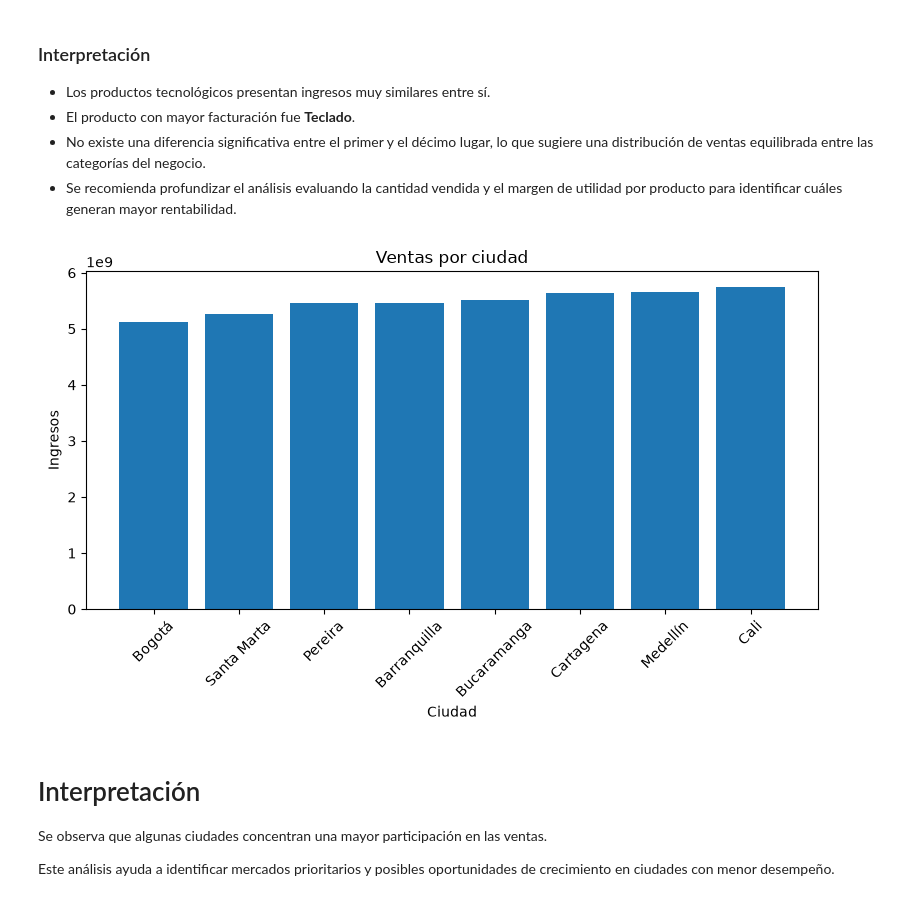
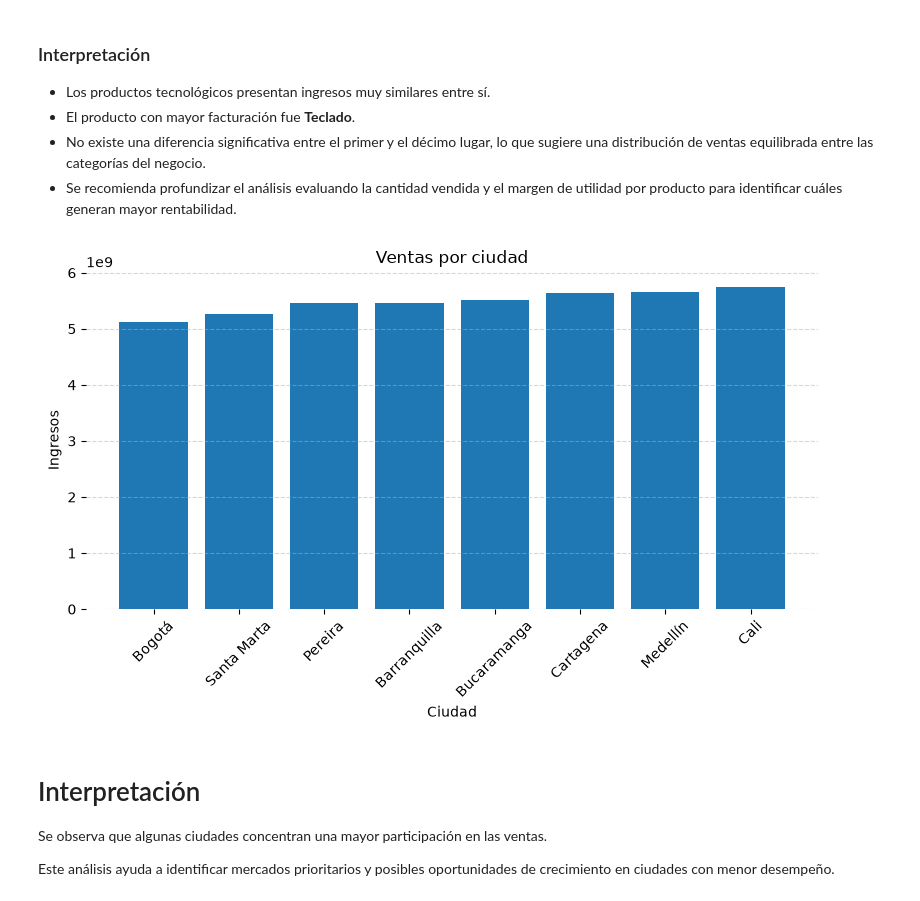
Before and after one commit to NotonyusRisk/retail-insight-data-analysis, a Jupyter notebook: notebooks/Sprint_03_Visualizacion.ipynb, the cells around one changed output. Drawn from its saved outputs; the diff is of its cells as text; code cells hidden in the pictures.

```diff
--- a/notebooks/Sprint_03_Visualizacion.ipynb
+++ b/notebooks/Sprint_03_Visualizacion.ipynb
@@ -69,24 +69,28 @@ ventas_ciudad = (
 # %%
 plt.figure(figsize=(8,5))
 
 plt.bar(
     ventas_ciudad.index,
     ventas_ciudad.values
 )
+
+plt.grid(axis="y", linestyle="--", alpha=0.5)
 
 plt.title("Ventas por ciudad")
 
 plt.xlabel("Ciudad")
 
 plt.ylabel("Ingresos")
 
 plt.xticks(rotation=45)
 
+plt.box(False)
+
 plt.tight_layout()
 
 plt.show()
 # %% [output]
-[figure, old version]
+[figure, new version]
 # %% [markdown]
 # Interpretación
 
```
Also changed, not shown: parts of 3 cells of this notebook.
